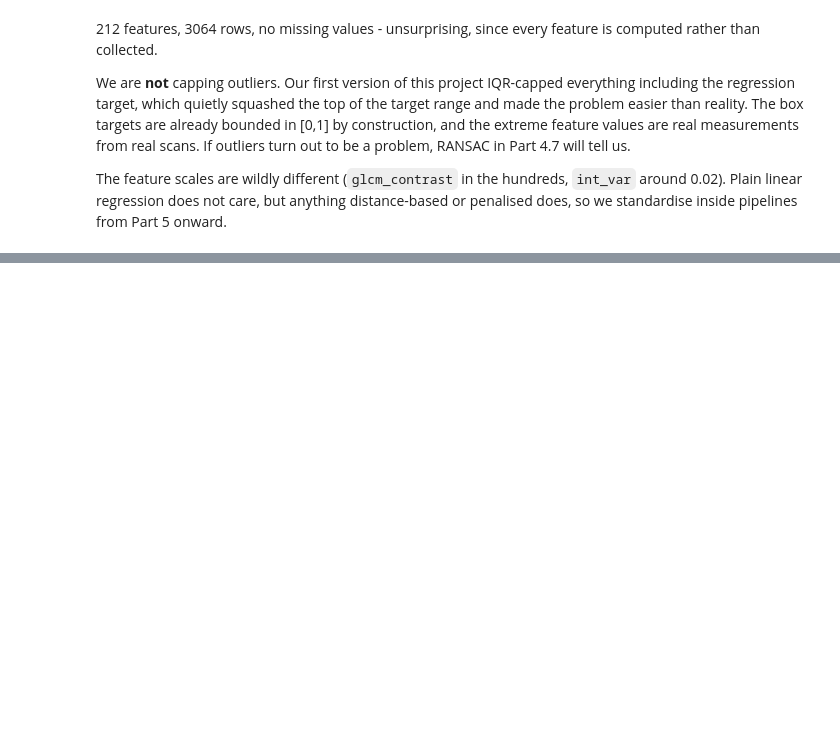
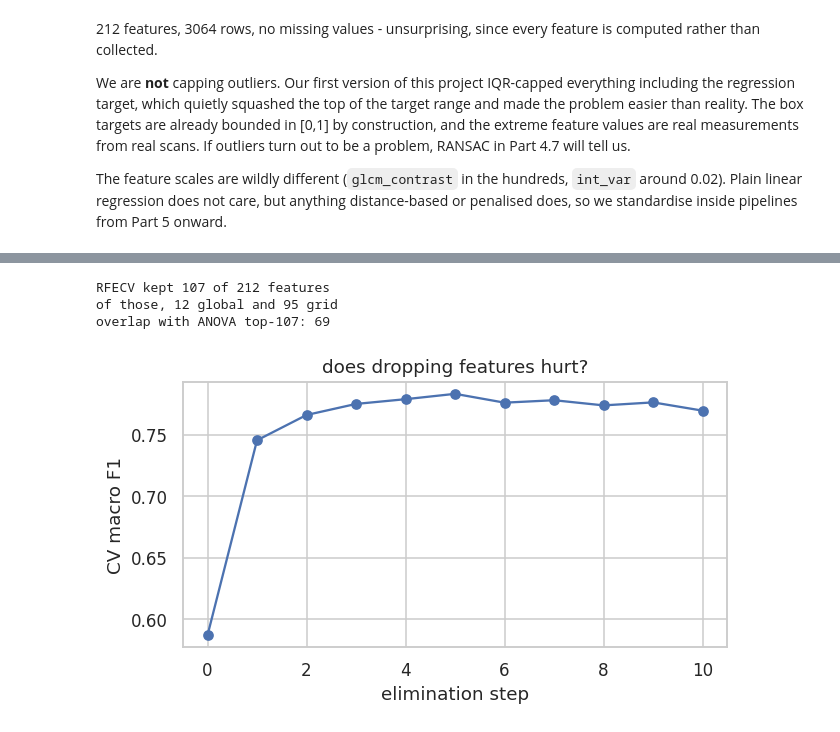
Before and after one commit to SurajKhomane108/brain-tumor-classification-localization, a Jupyter notebook: brain_tumor_classification_localization.ipynb, the cells around one changed output, grey strips where cells are left out. Cells and saved outputs as stored; diff of their text form; code cells hidden in the pictures; blank space fills up the shorter version.

```diff
--- a/brain_tumor_classification_localization.ipynb
+++ b/brain_tumor_classification_localization.ipynb
@@ -491,0 +572,32 @@ standardise inside pipelines from Part 5 onward.
+# %%
+from sklearn.feature_selection import RFECV
+from sklearn.svm import LinearSVC
+from sklearn.pipeline import make_pipeline
+from sklearn.model_selection import GroupKFold, cross_val_score
+
+X_tr_all, y_tr = tr[ALL_COLS].values, tr["y"].values
+pid_tr = tr["pid"].values
+gkf = GroupKFold(n_splits=4)
+
+sc = StandardScaler().fit(X_tr_all)
+rfecv = RFECV(LinearSVC(C=0.1, max_iter=5000, dual="auto"), step=0.1, min_features_to_select=5,
+              cv=GroupKFold(3).split(X_tr_all, y_tr, pid_tr), scoring="f1_macro", n_jobs=-1)
+rfecv.fit(sc.transform(X_tr_all), y_tr)
+rfe_selected = [f for f, k in zip(ALL_COLS, rfecv.support_) if k]
+
+print("RFECV kept %d of %d features" % (len(rfe_selected), len(ALL_COLS)))
+print("of those, %d global and %d grid"
+      % (sum(f in GLOBAL_COLS for f in rfe_selected), sum(f in GRID_COLS for f in rfe_selected)))
+print("overlap with ANOVA top-%d: %d"
+      % (len(rfe_selected), len(set(anova.head(len(rfe_selected))["feature"]) & set(rfe_selected))))
+
+plt.figure(figsize=(6, 3.5))
+plt.plot(rfecv.cv_results_["mean_test_score"], "o-")
+plt.xlabel("elimination step"); plt.ylabel("CV macro F1")
+plt.title("does dropping features hurt?")
+plt.tight_layout(); plt.show()
+# %% [output]
+RFECV kept 107 of 212 features
+of those, 12 global and 95 grid
+overlap with ANOVA top-107: 69
+[figure, added]
```
Also changed, not shown: parts of 12 cells of this notebook.
